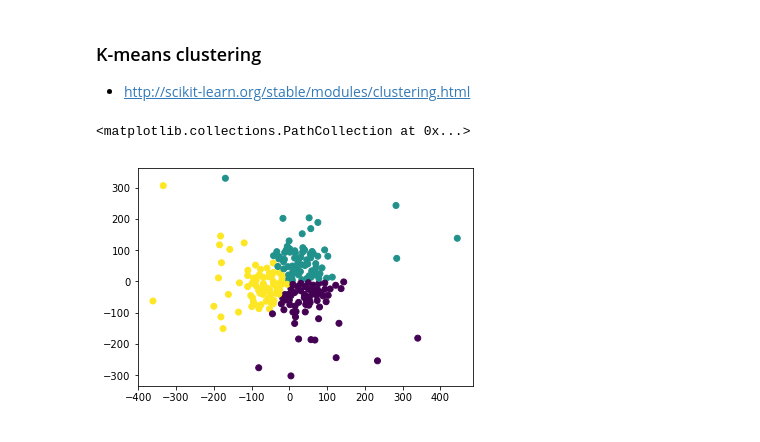
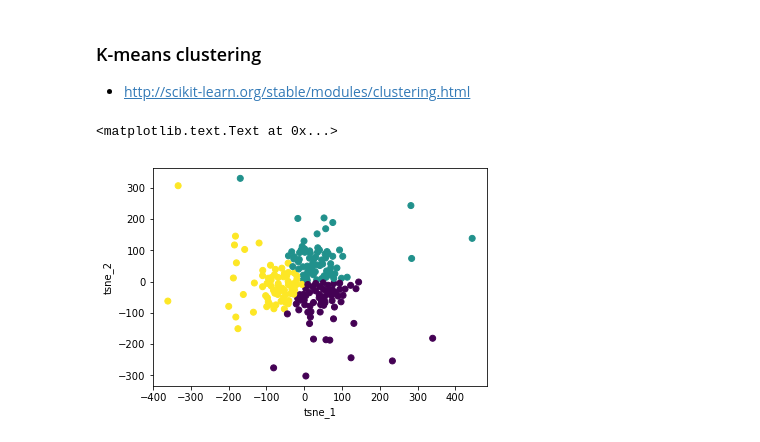
Before and after one commit to csiu/100daysofcode, a Jupyter notebook: clustering/k-means.ipynb, the cells around one changed output. Drawn from its saved outputs; the diff is of its cells as text; code cells hidden in the pictures.

```diff
--- a/clustering/k-means.ipynb
+++ b/clustering/k-means.ipynb
@@ -82,7 +82,9 @@ from sklearn.cluster import KMeans
 # %%
 y_pred = KMeans(n_clusters=3, random_state=1).fit_predict(tsne)
 
 plt.scatter(tsne[:,0], tsne[:,1], c=y_pred)
+plt.xlabel("tsne_1")
+plt.ylabel("tsne_2")
 # %% [output]
-<matplotlib.collections.PathCollection at 0x...>
+<matplotlib.text.Text at 0x...>
-[figure, old version]
+[figure, new version]
```
